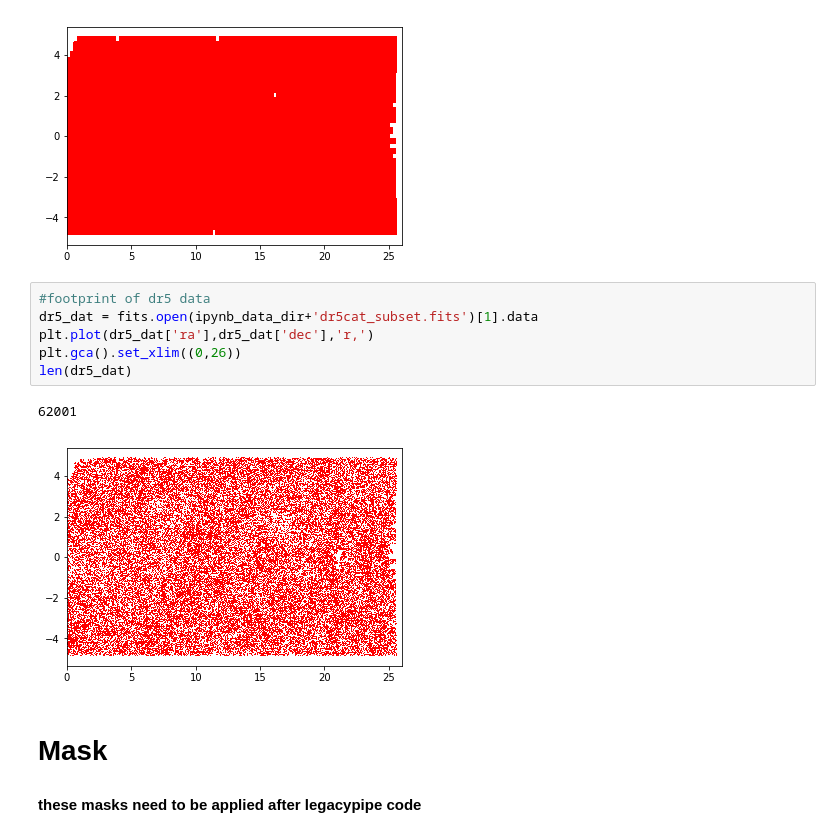
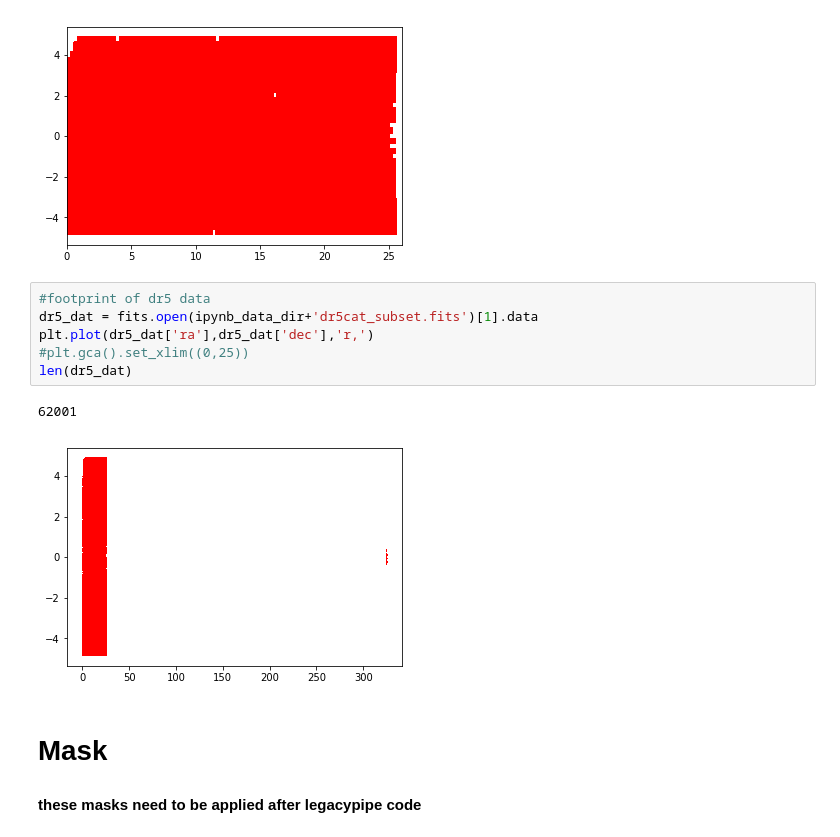
Before and after one commit to DriftingPig/obiwan_more, a Jupyter notebook: ipynb/output_validation.ipynb, the cells around one changed output. Saved outputs shown, nothing was run; the diff lists cells and outputs as text.

```diff
--- a/ipynb/output_validation.ipynb
+++ b/ipynb/output_validation.ipynb
@@ -41,12 +41,12 @@ len(obiwan_dat)
 # %%
 #footprint of dr5 data
 dr5_dat = fits.open(ipynb_data_dir+'dr5cat_subset.fits')[1].data
 plt.plot(dr5_dat['ra'],dr5_dat['dec'],'r,')
-plt.gca().set_xlim((0,26))
+#plt.gca().set_xlim((0,25))
 len(dr5_dat)
 # %% [output]
 62001
-[figure, old version]
+[figure, new version]
 # %% [markdown]
 # Mask
 #### these masks need to be applied after legacypipe code
```
Also changed, not shown: 47 other files.
